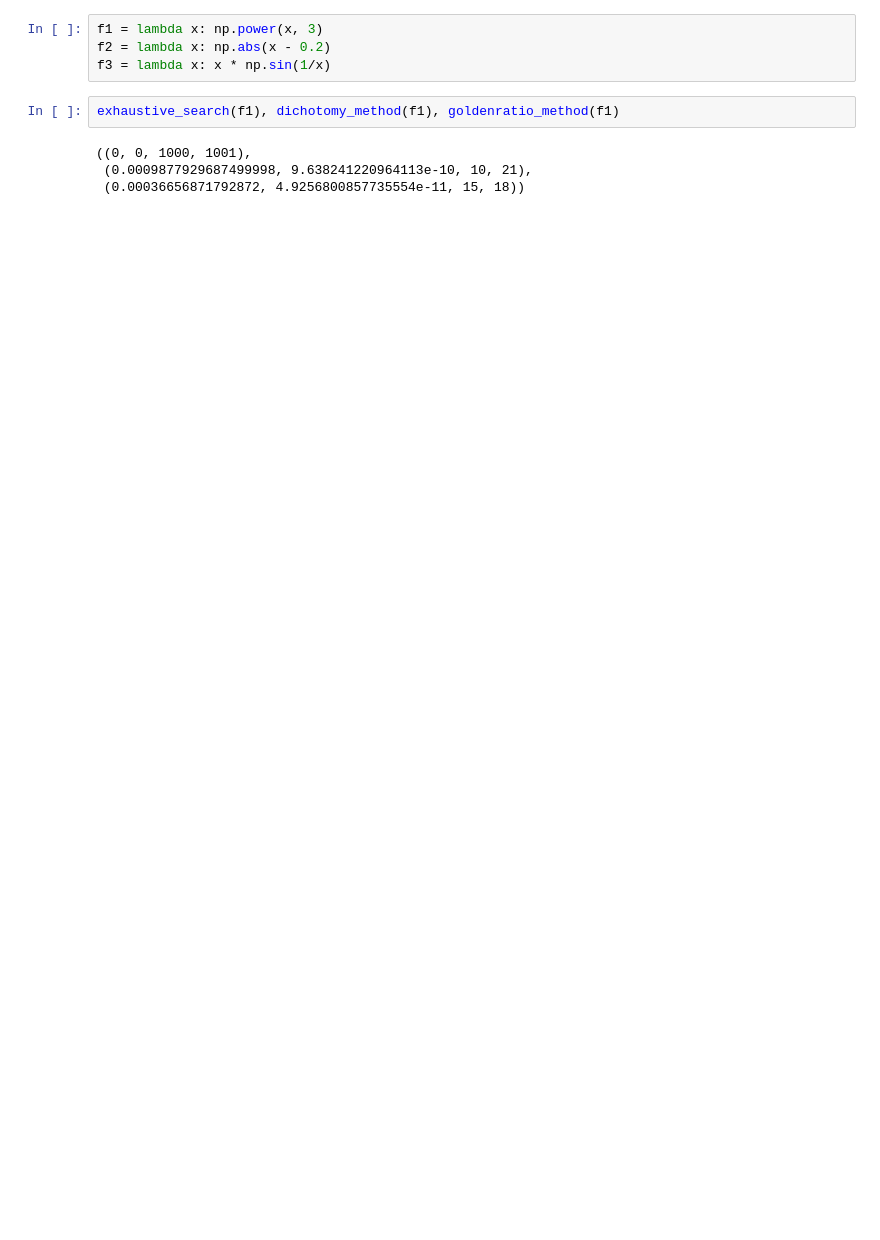
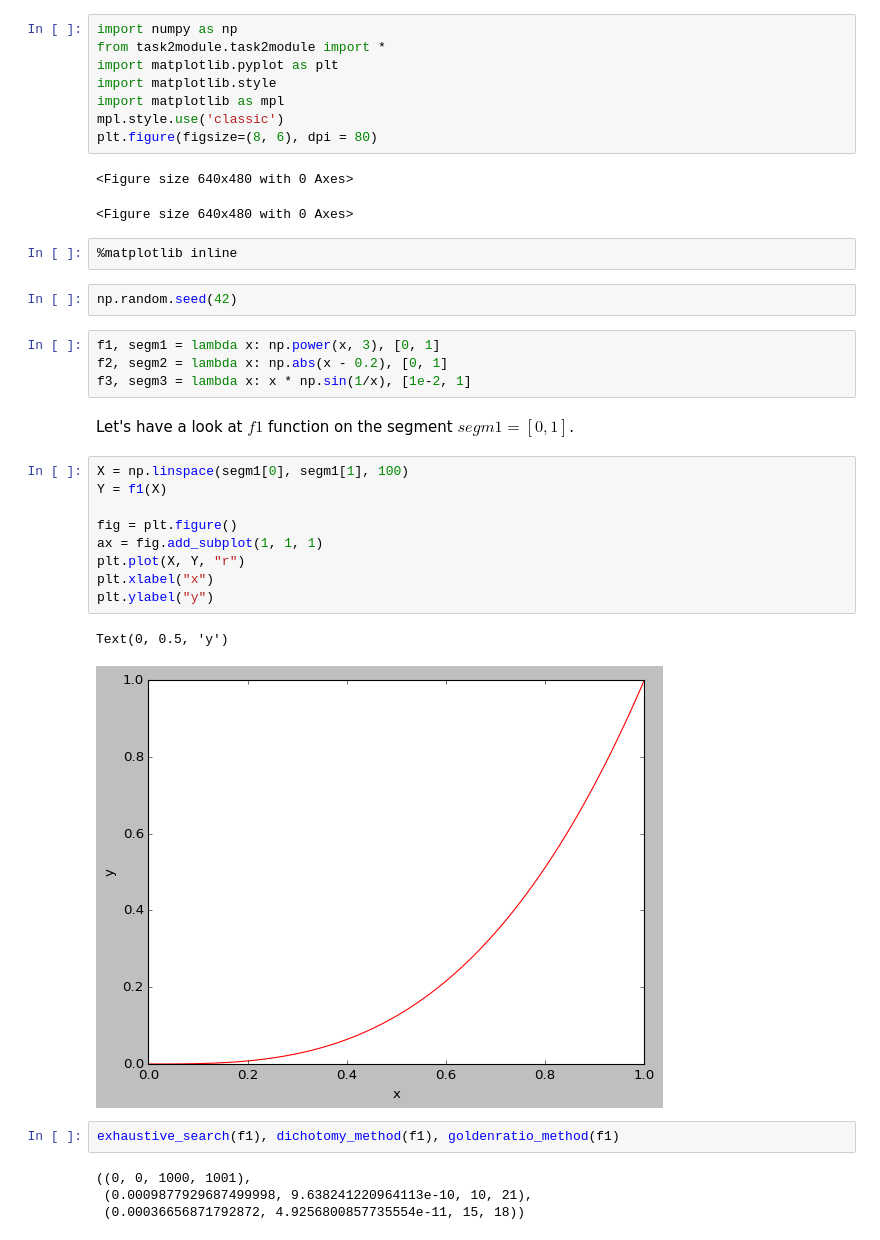
Before and after one commit to dmitry-grigorev/AlgoAnalysisDevelopment, a Jupyter notebook: Task2/Task2notebook.ipynb, the cells around one changed output. Saved outputs shown, nothing was run; the diff lists cells and outputs as text; blank space fills up the shorter version.

Commit message:
Task 2 problems' solutions are provided.

```diff
--- a/Task2/Task2notebook.ipynb
+++ b/Task2/Task2notebook.ipynb
@@ -4,7 +1,36 @@ from task2module.task2module import *
+# %%
+import numpy as np
+from task2module.task2module import *
+import matplotlib.pyplot as plt
+import matplotlib.style
+import matplotlib as mpl
+mpl.style.use('classic')
+plt.figure(figsize=(8, 6), dpi = 80)
+# %% [output]
+<Figure size 640x480 with 0 Axes>
+<Figure size 640x480 with 0 Axes>
+# %%
+%matplotlib inline
+# %%
+np.random.seed(42)
 # %%
-f1 = lambda x: np.power(x, 3)
-f2 = lambda x: np.abs(x - 0.2)
-f3 = lambda x: x * np.sin(1/x)
+f1, segm1 = lambda x: np.power(x, 3), [0, 1]
+f2, segm2 = lambda x: np.abs(x - 0.2), [0, 1]
+f3, segm3 = lambda x: x * np.sin(1/x), [1e-2, 1]
+# %% [markdown]
+Let's have a look at $f1$ function on the segment $segm1 = [0, 1]$.
+# %%
+X = np.linspace(segm1[0], segm1[1], 100)
+Y = f1(X)
+
+fig = plt.figure()
+ax = fig.add_subplot(1, 1, 1)
+plt.plot(X, Y, "r")
+plt.xlabel("x")
+plt.ylabel("y")
+# %% [output]
+Text(0, 0.5, 'y')
+[figure, added]
 # %%
 exhaustive_search(f1), dichotomy_method(f1), goldenratio_method(f1)
 # %% [output]
```
Also changed, not shown: parts of 17 cells of this notebook, 2 other files.
